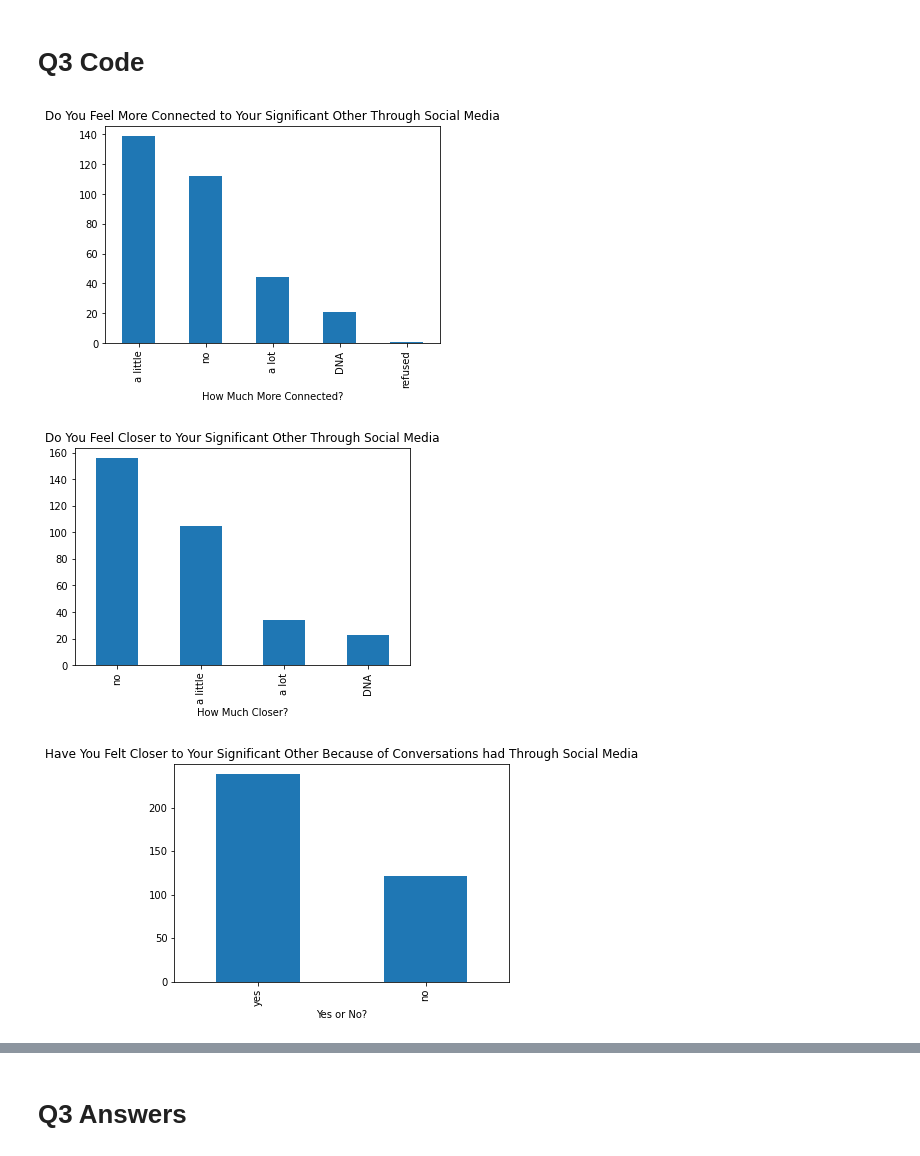
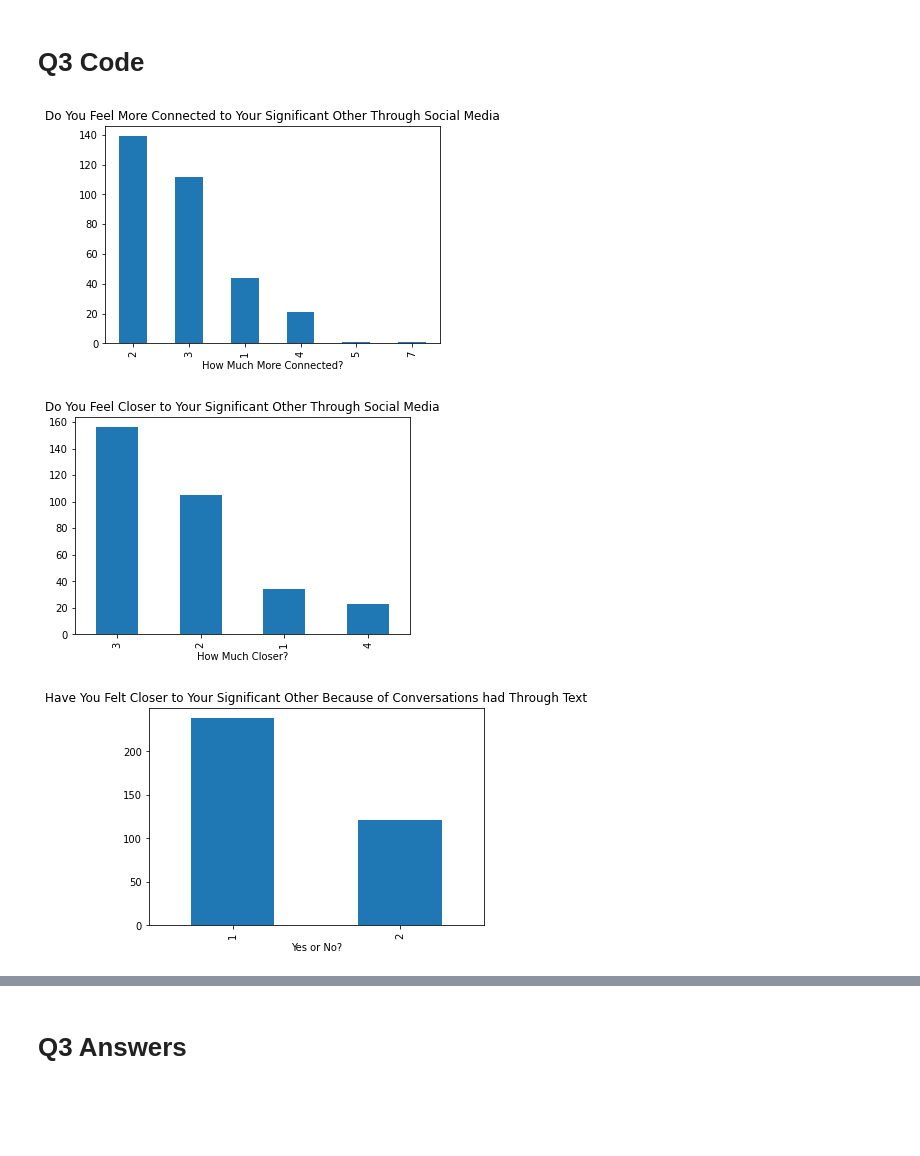
Before and after one commit to mbod/comm318_F21_Project_Group4, a Jupyter notebook: data_analysis/Data Analysis Part 2 (Mason Parker).ipynb, the cells around one changed output, grey strips where cells are left out. Cells and saved outputs as stored; diff of their text form; code cells hidden in the pictures; blank space fills up the shorter version.

Commit message:
data story and analysis updates commit

```diff
--- a/data_analysis/Data Analysis Part 2 (Mason Parker).ipynb
+++ b/data_analysis/Data Analysis Part 2 (Mason Parker).ipynb
@@ -5,7 +5,7 @@ import matplotlib.pyplot as plt
 import seaborn as sns
 import numpy as np
 # %%
-cleandating_df = pd.read_csv('../data/Mason_Clean_Teen_Dating.csv')
+cleandating_df = pd.read_csv('../data/Clean Data/Mason_Clean_Teen_Dating.csv')
 # %%
 cleandating_df
 # %% [output]
@@ -197,7 +197,7 @@ cleandating_df[-connected_rf]['sm_feel_connected'].value_counts().plot(kind='bar
 plt.title('Do You Feel More Connected to Your Significant Other Through Social Media')
 plt.xlabel('How Much More Connected?');
 # %% [output]
-[figure, old version]
+[figure, new version]
 # %%
 cleandating_df['sm_feel_closer'].replace(' ', np.nan, inplace=True)
 closer_rf = cleandating_df['sm_feel_closer'].isna()
@@ -205,15 +205,15 @@ cleandating_df[-closer_rf]['sm_feel_closer'].value_counts().plot(kind='bar')
 plt.title('Do You Feel Closer to Your Significant Other Through Social Media')
 plt.xlabel('How Much Closer?');
 # %% [output]
-[figure, old version]
+[figure, new version]
 # %%
 cleandating_df['closer_text'].replace(' ', np.nan, inplace=True)
 closer_text_rf = cleandating_df['closer_text'].isna()
 cleandating_df[-closer_text_rf]['closer_text'].value_counts().plot(kind='bar')
-plt.title('Have You Felt Closer to Your Significant Other Because of Conversations had Through Social Media')
+plt.title('Have You Felt Closer to Your Significant Other Because of Conversations had Through Text')
 plt.xlabel('Yes or No?');
 # %% [output]
-[figure, old version]
+[figure, new version]
 # %%
 cleandating_df['argument_resolve_text'].replace(' ', np.nan, inplace=True)
 argument_rf = cleandating_df['argument_resolve_text'].isna()
```
Also changed, not shown: parts of 14 cells of this notebook, 21 other files.
